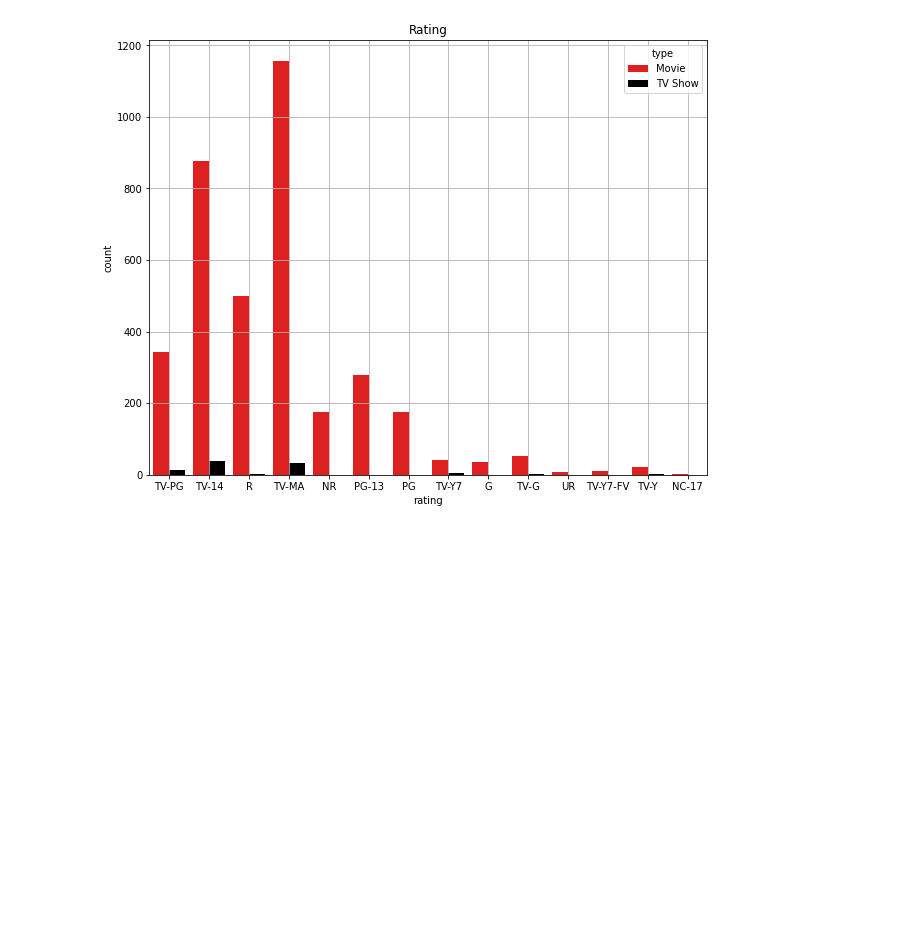
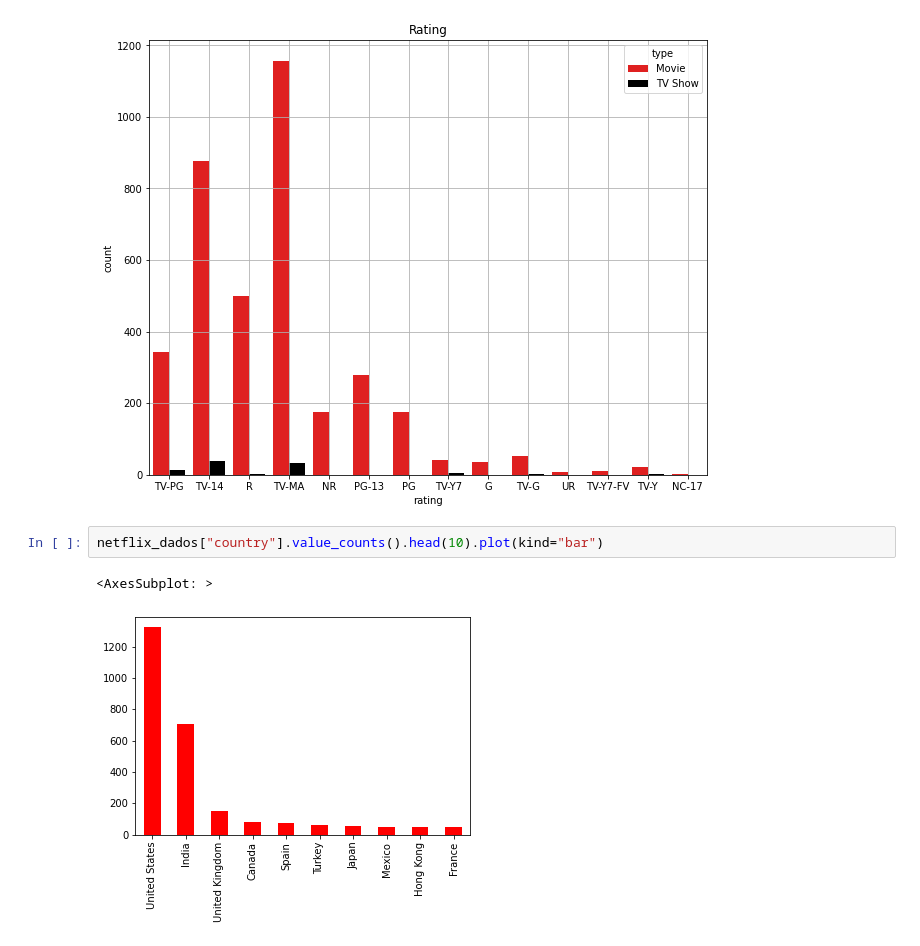
Before and after one commit to Hugox96/Netfliz_Python, a Jupyter notebook: Netflix.ipynb, the cells around one changed output. Drawn from its saved outputs; the diff is of its cells as text; blank space fills up the shorter version.

```diff
--- a/Netflix.ipynb
+++ b/Netflix.ipynb
@@ -155,3 +156,8 @@ plt.title('Rating')
 # %% [output]
 Text(0.5, 1.0, 'Rating')
 [figure]
+# %%
+netflix_dados["country"].value_counts().head(10).plot(kind="bar")
+# %% [output]
+<AxesSubplot: >
+[figure, added]
```
Also changed, not shown: parts of 2 cells of this notebook, 1 other file.
